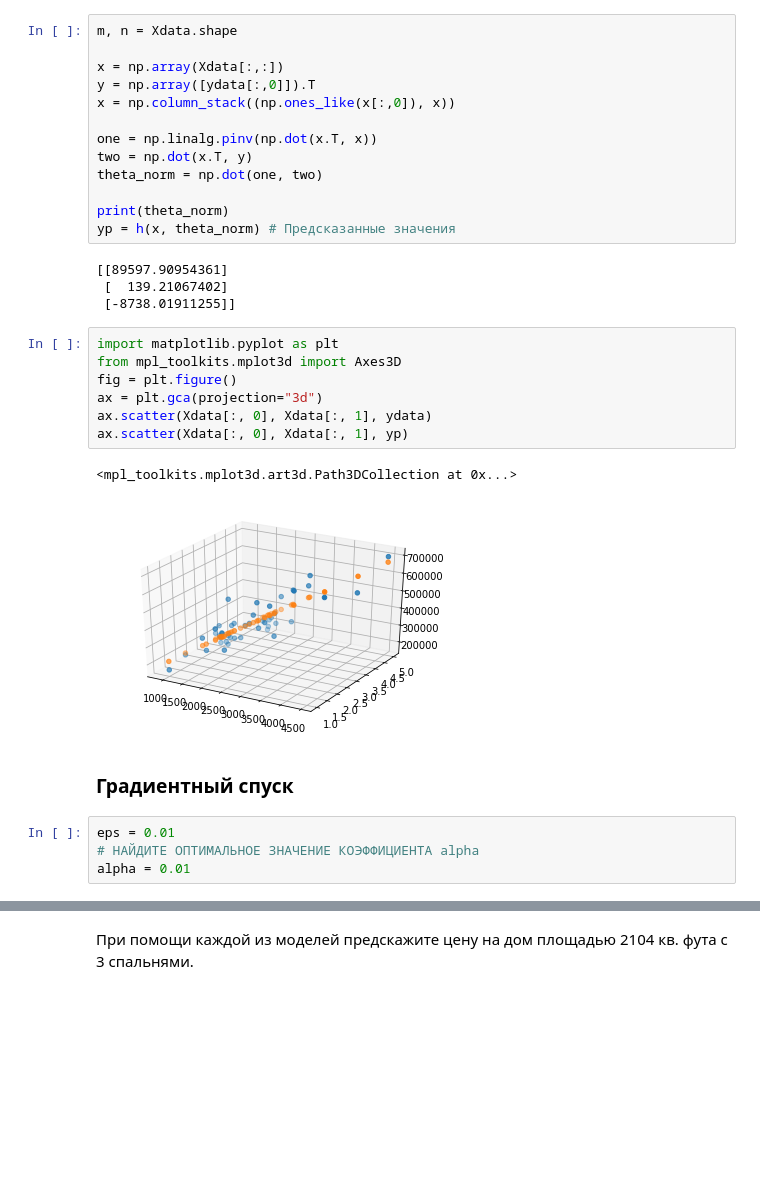
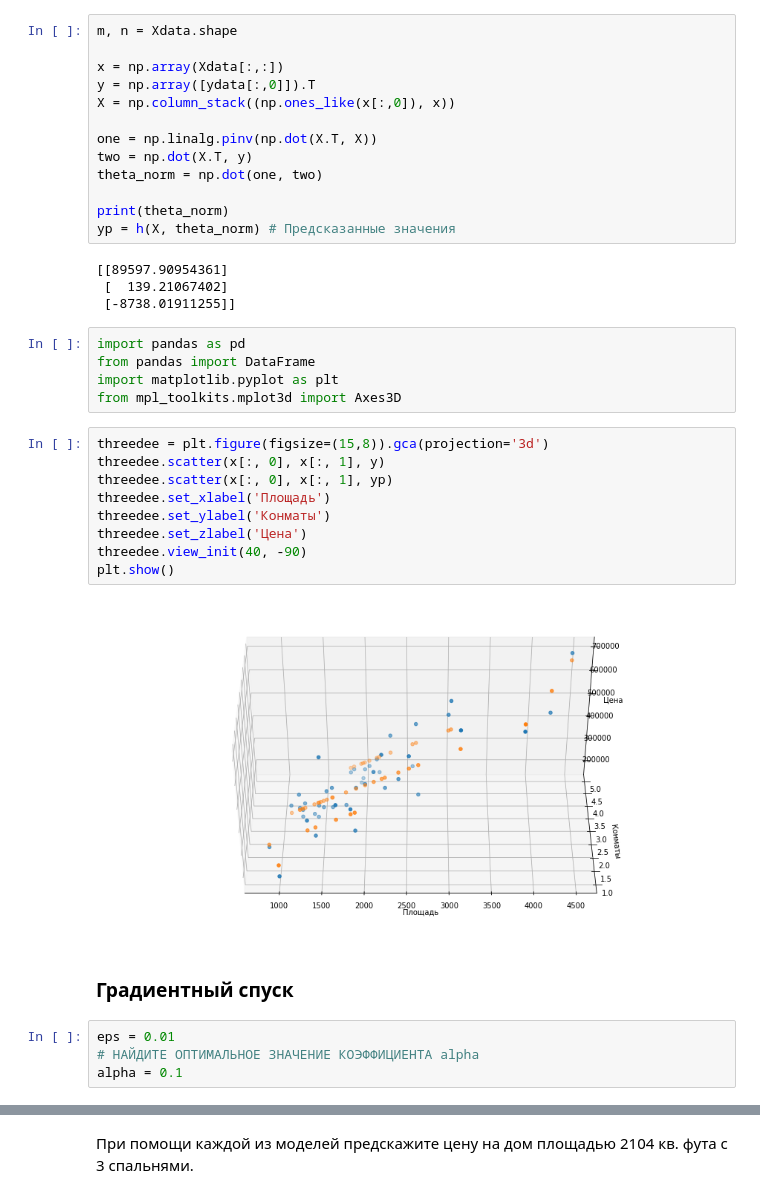
Before and after one commit to VelichkoAlexander-git/IntelligentSystems, a Jupyter notebook: 02. Linear regression/02_Linear_regression.ipynb, the cells around one changed output, grey strips where cells are left out. Saved outputs shown, nothing was run; the diff lists cells and outputs as text; blank space fills up the shorter version.

```diff
--- a/02. Linear regression/02_Linear_regression.ipynb
+++ b/02. Linear regression/02_Linear_regression.ipynb
@@ -393,31 +391,37 @@ m, n = Xdata.shape
 
 x = np.array(Xdata[:,:])
 y = np.array([ydata[:,0]]).T
-x = np.column_stack((np.ones_like(x[:,0]), x))
+X = np.column_stack((np.ones_like(x[:,0]), x))
 
-one = np.linalg.pinv(np.dot(x.T, x))
-two = np.dot(x.T, y)
+one = np.linalg.pinv(np.dot(X.T, X))
+two = np.dot(X.T, y)
 theta_norm = np.dot(one, two)
 
 print(theta_norm)
-yp = h(x, theta_norm) # Предсказанные значения
+yp = h(X, theta_norm) # Предсказанные значения
 # %% [output]
 [[89597.90954361]
  [  139.21067402]
  [-8738.01911255]]
-# %%
-import matplotlib.pyplot as plt
-from mpl_toolkits.mplot3d import Axes3D
-fig = plt.figure()
-ax = plt.gca(projection="3d")
-ax.scatter(Xdata[:, 0], Xdata[:, 1], ydata)
-ax.scatter(Xdata[:, 0], Xdata[:, 1], yp)
-# %% [output]
-<mpl_toolkits.mplot3d.art3d.Path3DCollection at 0x...>
-[figure, removed]
+# %%
+import pandas as pd
+from pandas import DataFrame
+import matplotlib.pyplot as plt
+from mpl_toolkits.mplot3d import Axes3D
+# %%
+threedee = plt.figure(figsize=(15,8)).gca(projection='3d')
+threedee.scatter(x[:, 0], x[:, 1], y)
+threedee.scatter(x[:, 0], x[:, 1], yp)
+threedee.set_xlabel('Площадь')
+threedee.set_ylabel('Конматы')
+threedee.set_zlabel('Цена')
+threedee.view_init(40, -90)
+plt.show()
+# %% [output]
+[figure, added]
 # %% [markdown]
 ### Градиентный спуск
 # %%
 eps = 0.01
 # НАЙДИТЕ ОПТИМАЛЬНОЕ ЗНАЧЕНИЕ КОЭФФИЦИЕНТА alpha
-alpha = 0.01
+alpha = 0.1
```
Also changed, not shown: parts of 15 cells of this notebook.
